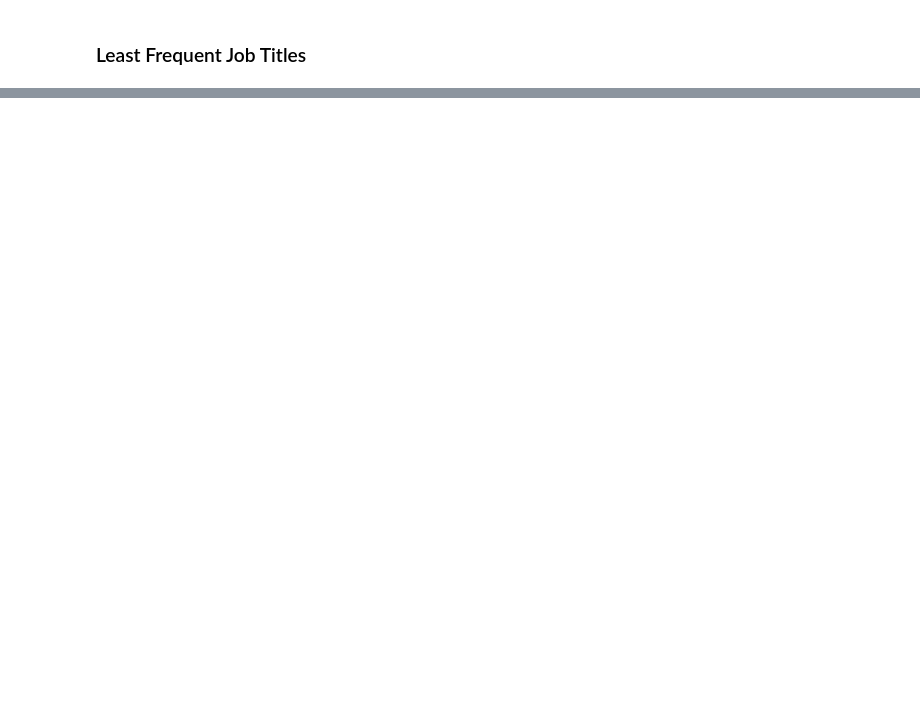
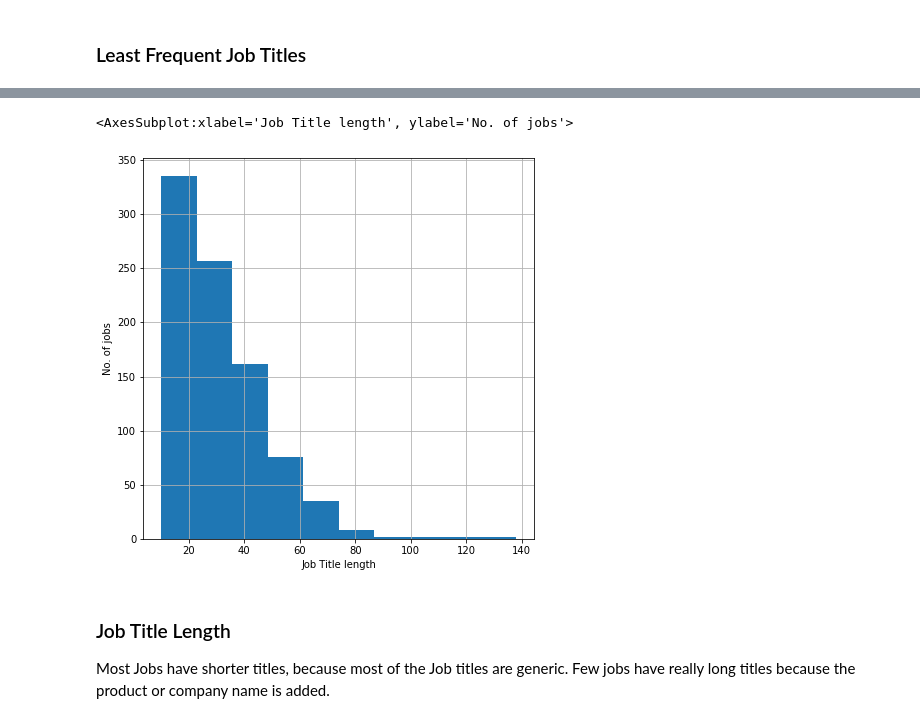
Before and after one commit to RemeAjayi/ds-job-detective, a Jupyter notebook: EDA.ipynb, the cells around one changed output, grey strips where cells are left out. Drawn from its saved outputs; the diff is of its cells as text; code cells hidden in the pictures; blank space fills up the shorter version.

Commit message:
exploratory analysis and tokenization

```diff
--- a/EDA.ipynb
+++ b/EDA.ipynb
@@ -100,0 +104,4 @@ df['Job Title'].value_counts()[-10:].index.tolist()
+# %%
+#Extract titles for analysis
+job_title_df = df['Job Title'].to_frame()
+job_title_df.sample(10, random_state = 5)
@@ -100,0 +120,14 @@ df['Job Title'].value_counts()[-10:].index.tolist()
+# %%
+# visualizing title length
+
+plt.figure(figsize=(7,7))
+plt.xlabel("Job Title length")
+plt.ylabel("No. of jobs")
+
+job_title_df['Job Title'].str.len().hist()
+# %% [output]
+<AxesSubplot:xlabel='Job Title length', ylabel='No. of jobs'>
+[figure, added]
+# %% [markdown]
+### Job Title Length
+Most Jobs have shorter titles, because most of the Job titles are generic. Few jobs have really long titles because the product or company name is added.
```
Also changed, not shown: parts of 35 cells of this notebook, 7 other files.
